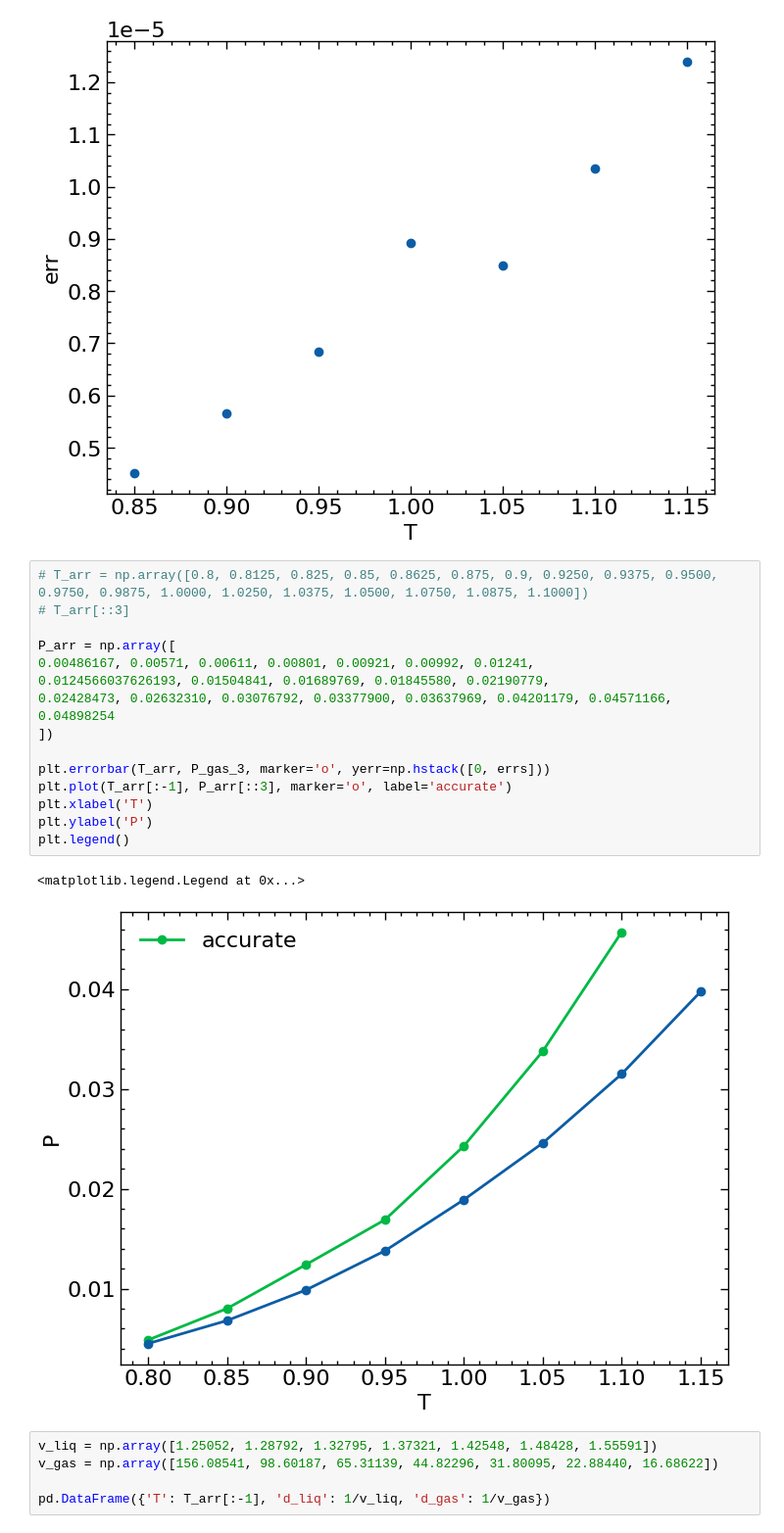
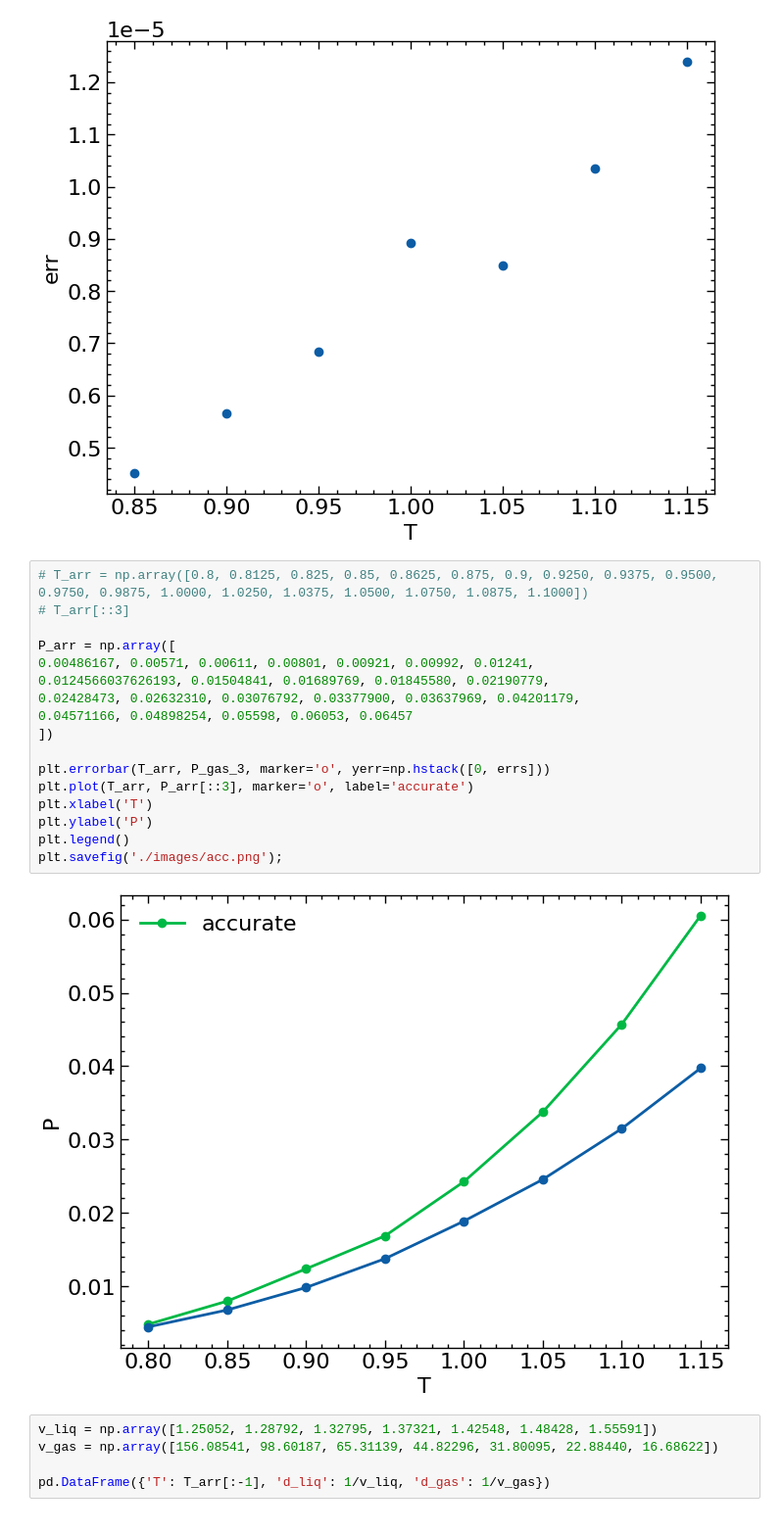
Before and after one commit to Masvelll/Statfiz, a Jupyter notebook: 2_ChemicalPotential/ti.ipynb, the cells around one changed output. Shown at 98% size. Drawn from its saved outputs; the diff is of its cells as text.

```diff
--- a/2_ChemicalPotential/ti.ipynb
+++ b/2_ChemicalPotential/ti.ipynb
@@ -86,21 +86,22 @@ plt.savefig('./images/errs.png')
 # %%
 # T_arr = np.array([0.8, 0.8125, 0.825, 0.85, 0.8625, 0.875, 0.9, 0.9250, 0.9375, 0.9500, 0.9750, 0.9875, 1.0000, 1.0250, 1.0375, 1.0500, 1.0750, 1.0875, 1.1000])
 # T_arr[::3]
 
 P_arr = np.array([
 0.00486167, 0.00571, 0.00611, 0.00801, 0.00921, 0.00992, 0.01241,
 0.0124566037626193, 0.01504841, 0.01689769, 0.01845580, 0.02190779,
-0.02428473, 0.02632310, 0.03076792, 0.03377900, 0.03637969, 0.04201179, 0.04571166, 0.04898254
+0.02428473, 0.02632310, 0.03076792, 0.03377900, 0.03637969, 0.04201179,
+0.04571166, 0.04898254, 0.05598, 0.06053, 0.06457
 ])
 
 plt.errorbar(T_arr, P_gas_3, marker='o', yerr=np.hstack([0, errs]))
-plt.plot(T_arr[:-1], P_arr[::3], marker='o', label='accurate')
+plt.plot(T_arr, P_arr[::3], marker='o', label='accurate')
 plt.xlabel('T')
 plt.ylabel('P')
 plt.legend()
+plt.savefig('./images/acc.png');
 # %% [output]
-<matplotlib.legend.Legend at 0x...>
-[figure, old version]
+[figure, new version]
 # %%
 v_liq = np.array([1.25052, 1.28792, 1.32795, 1.37321, 1.42548, 1.48428, 1.55591])
 v_gas = np.array([156.08541, 98.60187, 65.31139, 44.82296, 31.80095, 22.88440, 16.68622])
```
Also changed, not shown: 2 other files.
